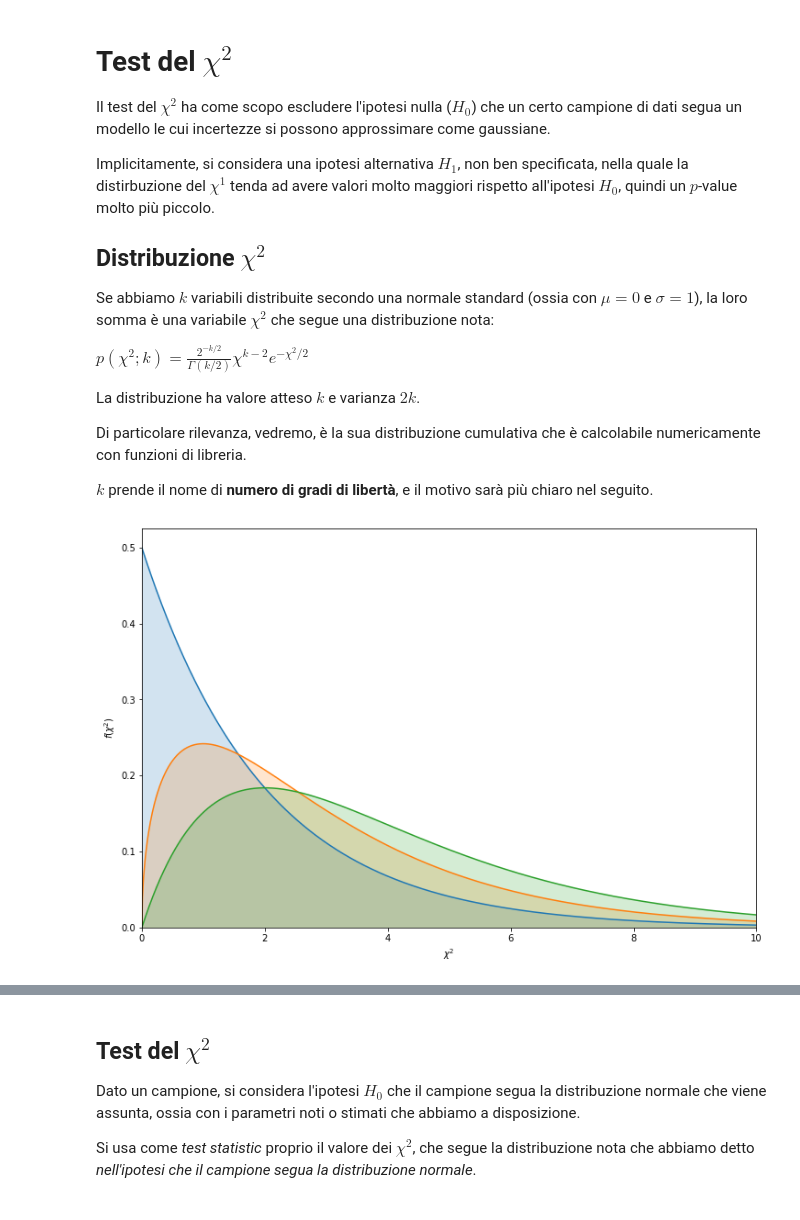
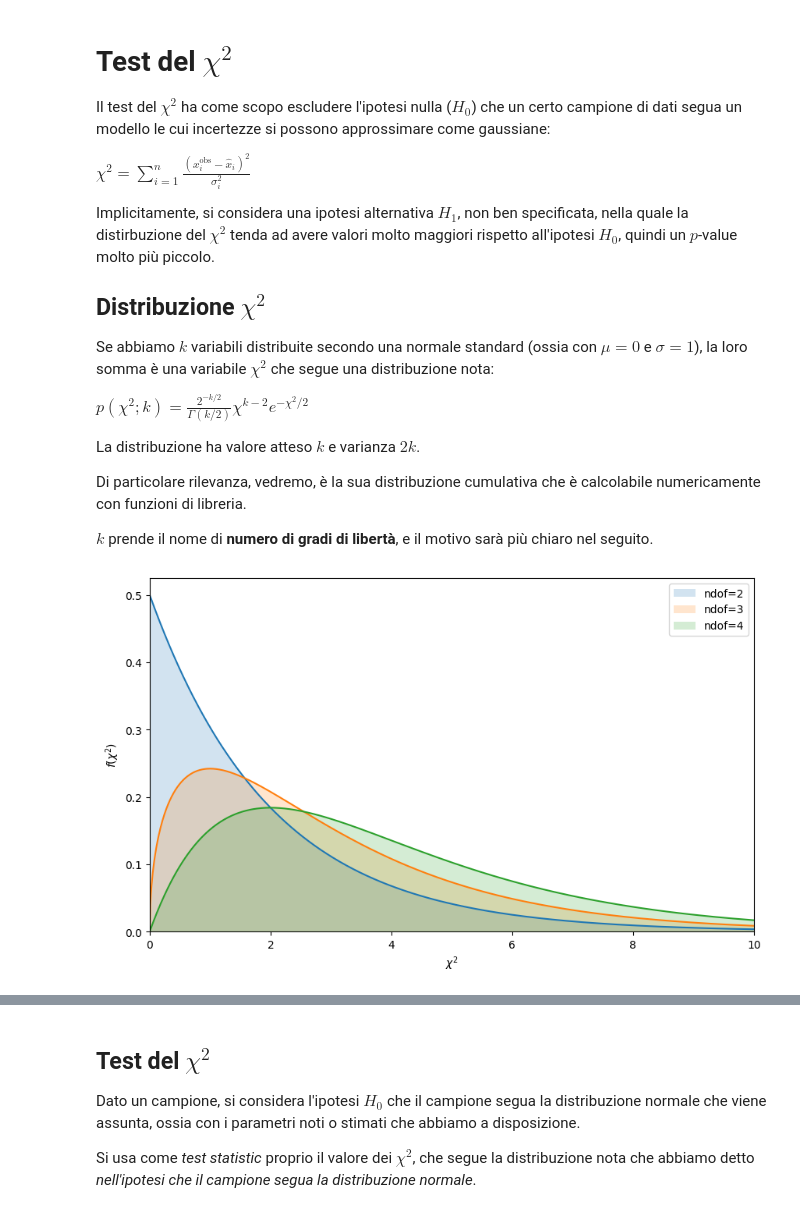
Before and after one commit to lucalista/analisi-dati-2021, a Jupyter notebook: 22.01.00__Testi_dei_chi-quadro.ipynb, the cells around one changed output, grey strips where cells are left out. Cells and saved outputs as stored; diff of their text form; code cells hidden in the pictures.

```diff
--- a/22.01.00__Testi_dei_chi-quadro.ipynb
+++ b/22.01.00__Testi_dei_chi-quadro.ipynb
@@ -1,9 +1,11 @@
 # %% [markdown]
 # Test del $\chi^2$
 
-Il test del $\chi^2$ ha come scopo escludere l'ipotesi nulla ($H_0$) che un certo campione di dati segua un modello le cui incertezze si possono approssimare come gaussiane.
+Il test del $\chi^2$ ha come scopo escludere l'ipotesi nulla ($H_0$) che un certo campione di dati segua un modello le cui incertezze si possono approssimare come gaussiane:
 
-Implicitamente, si considera una ipotesi alternativa $H_1$, non ben specificata, nella quale la distirbuzione del $\chi^1$ tenda ad avere valori molto maggiori rispetto all'ipotesi $H_0$, quindi un $p$-value molto più piccolo.
+$\displaystyle \chi^2 = \sum_{i=1}^n\frac{(x_i^{\mathrm{obs}}-\hat{x}_i)^2}{\sigma_i^2}$
+
+Implicitamente, si considera una ipotesi alternativa $H_1$, non ben specificata, nella quale la distirbuzione del $\chi^2$ tenda ad avere valori molto maggiori rispetto all'ipotesi $H_0$, quindi un $p$-value molto più piccolo.
 
 ## Distribuzione $\chi^2$
 
@@ -19,22 +21,23 @@ $k$ prende il nome di **numero di gradi di libertà**, e il motivo sarà più ch
 # %%
 import matplotlib.pyplot as plt
 import numpy as np
 from scipy.stats import chi2
-plt.figure(figsize=(12,8))
+plt.figure(figsize=(10,6),dpi=100)
 step = 0.01
 xmin,xmax = 0,10
 x = np.arange(xmin, xmax+step, step)
 for ddof in (2, 3, 4):
     y = chi2.pdf(x, ddof)
-    plt.fill_between(x, y, alpha=0.2,linewidth=2)
+    plt.fill_between(x, y, alpha=0.2,linewidth=2, label='ndof={:d}'.format(ddof))
     plt.plot(x, y)
 plt.xlim(0, 10)
 plt.ylim(bottom=0)
 plt.xlabel('$\chi^2$')
 plt.ylabel('$f(\chi^2)$')
+plt.legend()
 plt.show()
 # %% [output]
-[figure, old version]
+[figure, new version]
 # %% [markdown]
 ## Costruzione del $\chi^2$
 
```
Also changed, not shown: parts of 3 cells of this notebook, 1 other file.
